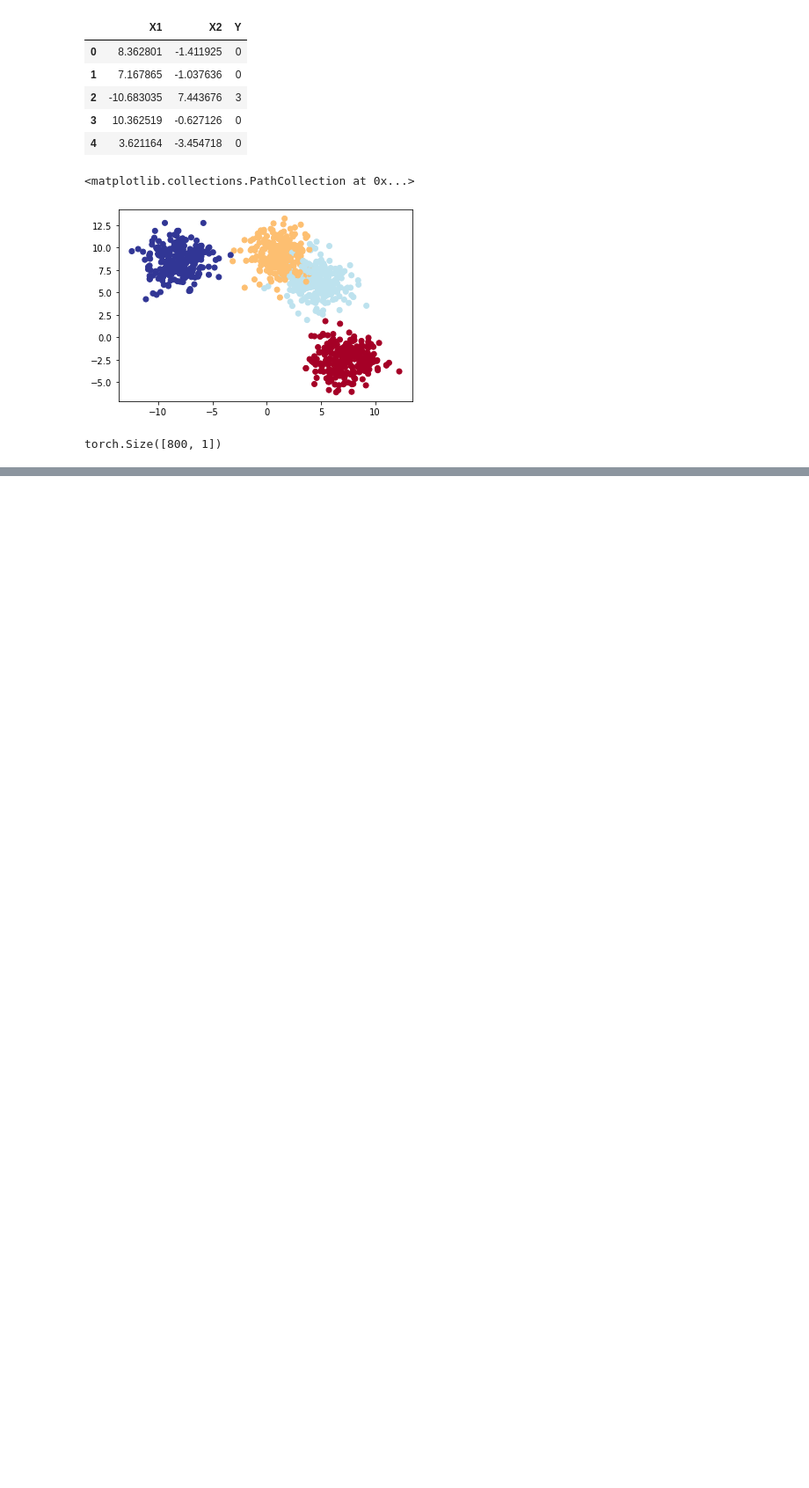
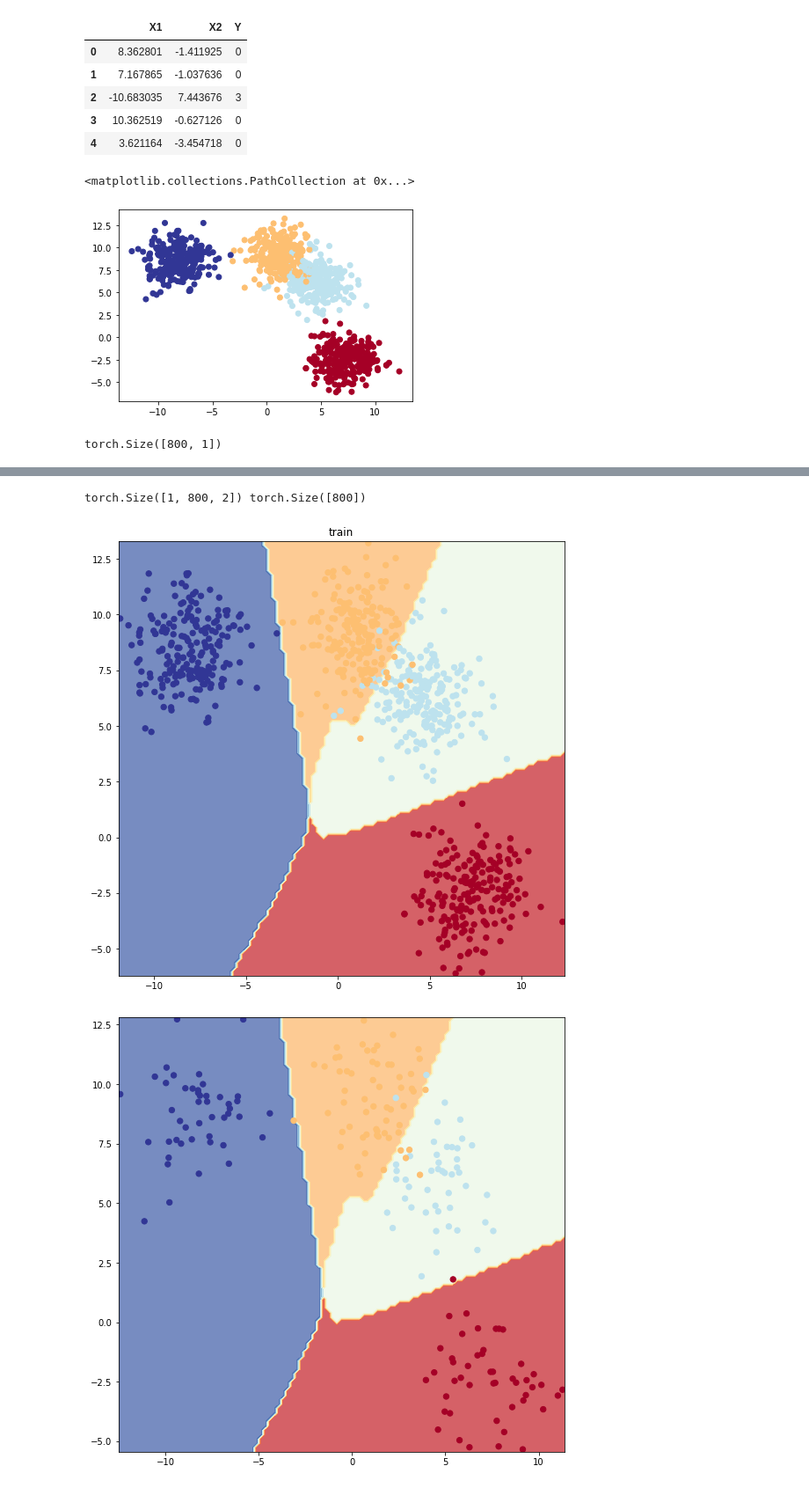
Before and after one commit to subhash137/pytorch, a Jupyter notebook: multi_classifier.ipynb, the cells around one changed output, grey strips where cells are left out. Shown: that part at 88% size. Drawn from its saved outputs; the diff is of its cells as text; code cells hidden in the pictures; blank space fills up the shorter version.

```diff
--- a/multi_classifier.ipynb
+++ b/multi_classifier.ipynb
@@ -47,12 +47,12 @@ class blob_model(nn.Module):
         super().__init__()
         self.linear_layer1 = nn.Linear(in_features=2,out_features=20)
         self.linear_layer2 = nn.Linear(in_features=20,out_features=15)
-        self.linear_layer4 = nn.Linear(in_features=15,out_features=10)
-        self.linear_layer3 = nn.Linear(in_features=10,out_features=4)
+        self.linear_layer3 = nn.Linear(in_features=15,out_features=10)
+        self.linear_layer4 = nn.Linear(in_features=10,out_features=4)
         self.relu = nn.ReLU()
 
     def  forward(self,x : torch.tensor) -> torch.Tensor:
-        return self.linear_layer3(self.relu(self.linear_layer4(self.relu(self.linear_layer2(self.relu(self.linear_layer1(x)))))))
+        return self.linear_layer4(self.relu(self.linear_layer3(self.relu(self.linear_layer2(self.relu(self.linear_layer1(x)))))))
 # %%
 model = blob_model()
 model.state_dict()
@@ -121,30 +131,38 @@ test_accuracy = []
 for epoch in range(epochs):
     model.train()
     y_preds = model(X_train)
-    yy = torch.max(y_preds,dim = 1)
-    print(len(yy))
+    # yy = torch.max(y_preds,dim = 1)
+    #tt = torch.max(y_preds,dim = 1)
+    #print(tt[0])
 
 
 
 
-    y_preds1 = torch.argmax(torch.softmax(y_preds,dim = 0),dim = 1)
-    loss1 = loss(yy.unsqueeze(dim = 1).type(torch.float32),y_train)
+
+    y_preds1 = torch.softmax(y_preds,dim = 1).argmax(dim = 1)
+    loss1 = loss(y_preds,y_train.squeeze(dim = 1).type(torch.LongTensor))#yy[0].unsqueeze(dim = 1).type(torch.float32)
+
     optimizer.zero_grad()
     loss1.backward()
     optimizer.step()
     model.eval()
     epoch_set.append(epoch)
     train_loss.append(loss1.item())
-    train_acc = accuracy_fn(y_preds1,y_train)
+    train_acc = accuracy_fn(y_preds1,y_train.squeeze(dim = 1).type(torch.LongTensor))
     train_accuracy.append(train_acc)
     with torch.inference_mode():
         y_logits_test = model(X_test)
-        yy1 = torch.max(y_logits_test,dim = 1)
+        # yy1 = torch.max(y_logits_test,dim = 1)
 
-        y_preds2 = torch.argmax(torch.softmax(y_logits_test,dim =0 ),dim = 1)
-        loss2 = loss(yy1.unsqueeze(dim = 1),y_test)
+        y_preds2 = torch.softmax(y_logits_test,dim = 1).argmax(dim = 1)
+        loss2 = loss(y_logits_test,y_test.squeeze(dim = 1).type(torch.LongTensor))
+
         test_loss.append(loss2.item())
-        test_acc = accuracy_fn(y_preds2,y_test)
+
+        test_acc = accuracy_fn(y_preds2,y_test.squeeze(dim = 1).type(torch.LongTensor))
         test_accuracy.append(test_acc)
     print("Epoch: {}, Train Loss: {}, Train acc: {} , Test Loss: {} , Test acc: {}".format(epoch,loss1.item(),train_acc,loss2.item(),test_acc))
+
+# print(y_preds2[:5])
+# print(y_test[:5].squeeze(dim = 1).type(torch.LongTensor))
 # %% [output]
@@ -152,0 +186,14 @@ AttributeError: 'torch.return_types.max' object has no attribute 'unsqueeze'
+# %%
+from helper import plot_decision_boundary,plot_predictions
+print(X_train.unsqueeze(dim = 0).shape , y_train.squeeze(dim = 1).shape)
+plt.figure(figsize=(20,20))
+plt.subplot(2,2,1)
+plt.title("train")
+plot_decision_boundary(model,X=X_train,y = y_train.squeeze(dim = 1))
+plt.figure(figsize=(20,20))
+plt.subplot(2,2,3)
+plot_decision_boundary(model,X = X_test,y = y_test.squeeze(dim = 1))
+# %% [output]
+torch.Size([1, 800, 2]) torch.Size([800])
+[figure, added]
+[figure, added]
```
Also changed, not shown: parts of 5 cells of this notebook.
